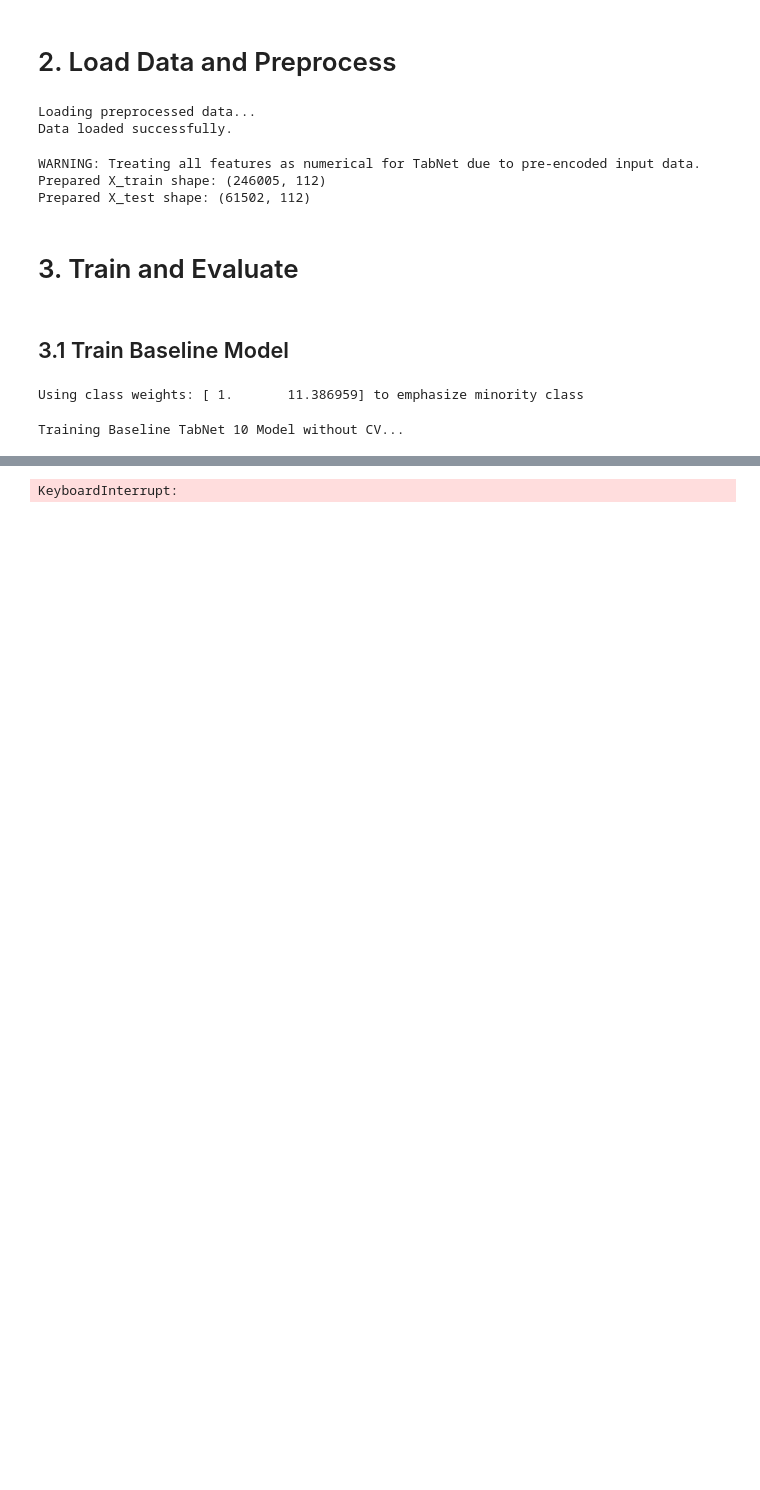
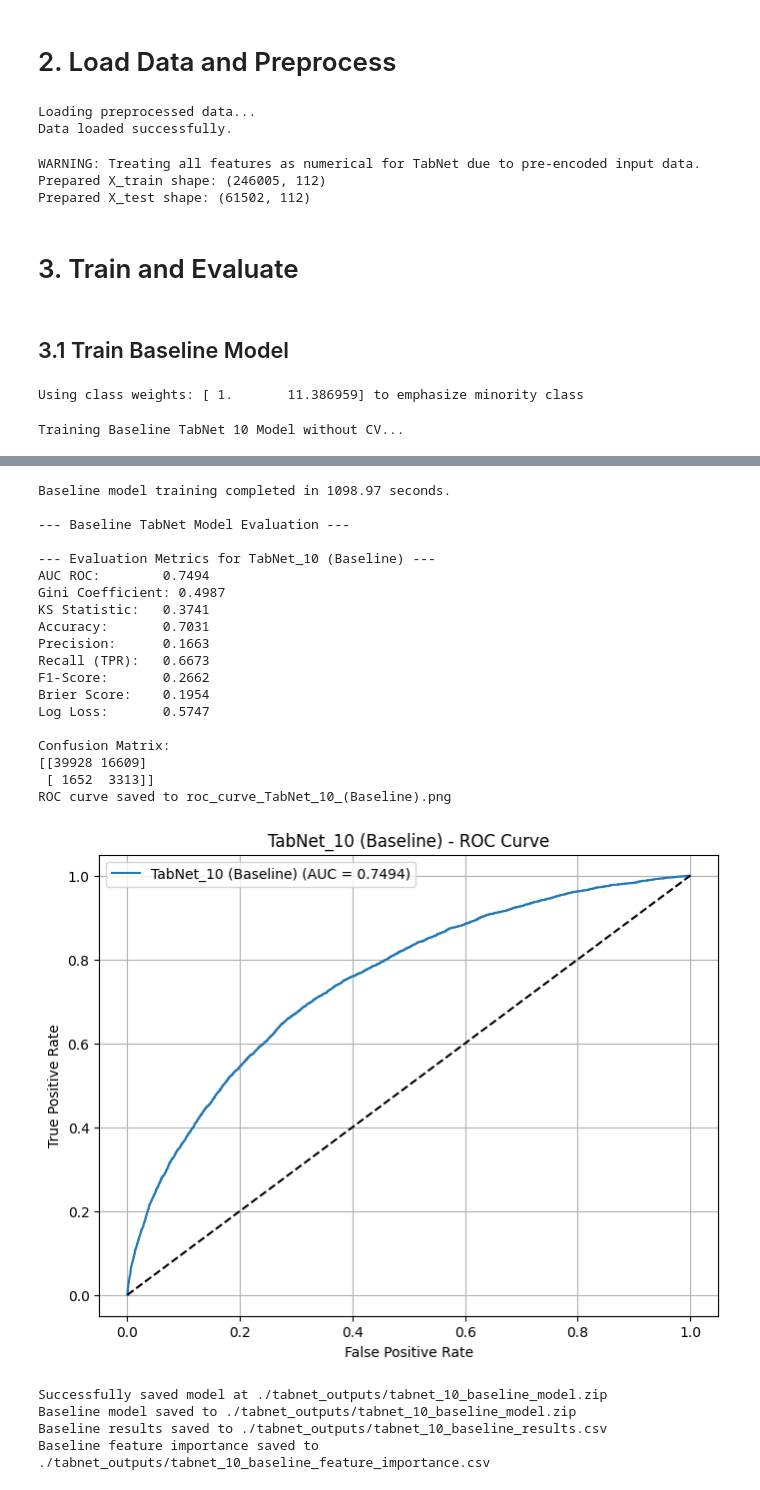
Before and after one commit to chienlax/CreditRiskProject, a Jupyter notebook: notebooks/10_Model_TabNet_Params.ipynb, the cells around one changed output, grey strips where cells are left out. Saved outputs shown, nothing was run; the diff lists cells and outputs as text; code cells hidden in the pictures; blank space fills up the shorter version.

```diff
--- a/notebooks/10_Model_TabNet_Params.ipynb
+++ b/notebooks/10_Model_TabNet_Params.ipynb
@@ -218,17 +218,17 @@ Using class weights: [ 1.       11.386959] to emphasize minority class
 print("\nTraining Baseline TabNet 10 Model without CV...")
 
 TABNET_PARAMS = dict(
-    n_d=128, n_a=128, n_steps=7, n_independent=6, n_shared=6,
-    mask_type='sparsemax', gamma=1.5, lambda_sparse=0.0001,
-    optimizer_fn=torch.optim.Adam, optimizer_params=dict(lr=0.001),
+    n_d=64, n_a=64, n_steps=4, n_independent=4, n_shared=3,
+    mask_type='sparsemax', gamma=1.5, lambda_sparse=0.001,
+    optimizer_fn=torch.optim.Adam, optimizer_params=dict(lr=0.003),
     scheduler_fn=torch.optim.lr_scheduler.ReduceLROnPlateau,
     scheduler_params=dict(
-        mode="max", patience=30, min_lr=1e-7, factor=0.05),
-    verbose=1, seed=86, device_name=device_name,
+        mode="max", patience=20, min_lr=1e-6, factor=0.95),
+    verbose=1, seed=SEED, clip_value=1.0, device_name=device_name,
 )
 
-MAX_EPOCHS = 6000
-PATIENCE = 200
+MAX_EPOCHS = 3000
+PATIENCE = 50
 BATCH_SIZE = 8192
 VIRTUAL_BATCH_SIZE = 2048
 
@@ -244,7 +244,7 @@ tabnet_baseline.fit(
     X_train=X_train_base, y_train=y_train_base,
     eval_set=[(X_val_base, y_val_base)],
     eval_name=['validation'],
-    eval_metric=['logloss', 'accuracy', 'auc', 'balanced_accuracy'],
+    eval_metric=['logloss', 'accuracy', 'balanced_accuracy', 'auc',],
     max_epochs=MAX_EPOCHS,
     patience=PATIENCE,
     batch_size=BATCH_SIZE,
@@ -307,4 +307,27 @@ epoch 28 | loss: 1.20068 | validation_logloss: 1.26078 | validation_accuracy: 0.
-KeyboardInterrupt:
+Baseline model training completed in 1098.97 seconds.
+
+--- Baseline TabNet Model Evaluation ---
+
+--- Evaluation Metrics for TabNet_10 (Baseline) ---
+AUC ROC:        0.7494
+Gini Coefficient: 0.4987
+KS Statistic:   0.3741
+Accuracy:       0.7031
+Precision:      0.1663
+Recall (TPR):   0.6673
+F1-Score:       0.2662
+Brier Score:    0.1954
+Log Loss:       0.5747
+
+Confusion Matrix:
+[[39928 16609]
+ [ 1652  3313]]
+ROC curve saved to roc_curve_TabNet_10_(Baseline).png
+[figure, added]
+Successfully saved model at ./tabnet_outputs/tabnet_10_baseline_model.zip
+Baseline model saved to ./tabnet_outputs/tabnet_10_baseline_model.zip
+Baseline results saved to ./tabnet_outputs/tabnet_10_baseline_results.csv
+Baseline feature importance saved to ./tabnet_outputs/tabnet_10_baseline_feature_importance.csv
 # %%
 # Get the optimal threshold using the validation set
 optimal_threshold = find_optimal_threshold_j_statistic(y_val_base, tabnet_baseline.predict_proba(X_val_base)[:, 1])
```
Also changed, not shown: parts of 2 cells of this notebook, 14 other files.
